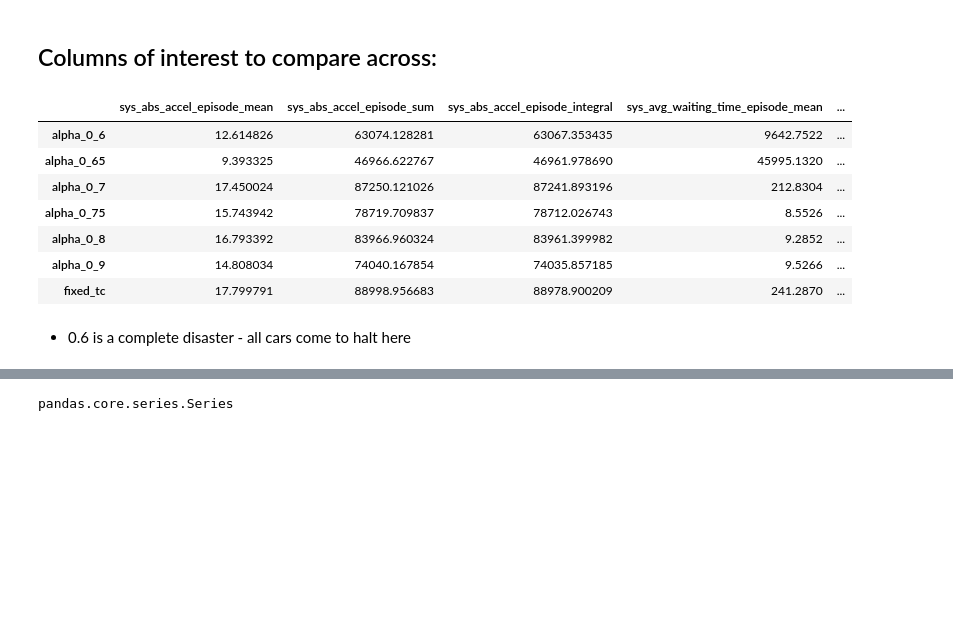
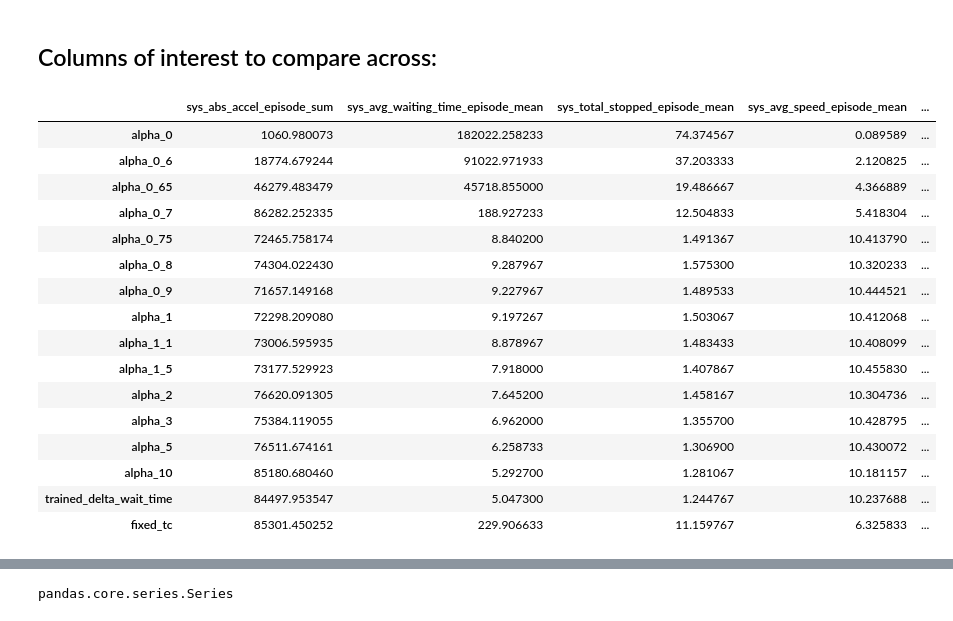
Before and after one commit to Loveen01/multi-agent-reinforcement-learning-reduce-non-exhaust-emissions, a Jupyter notebook: data_analysis_after_train/comparing_results_from_diff_accum_wait_reward_experiment_2x2grid_capped_reward.ipynb, the cells around one changed output, grey strips where cells are left out. Saved outputs shown, nothing was run; the diff lists cells and outputs as text; code cells hidden in the pictures; blank space fills up the shorter version.

```diff
--- a/data_analysis_after_train/comparing_results_from_diff_accum_wait_reward_experiment_2x2grid_capped_reward.ipynb
+++ b/data_analysis_after_train/comparing_results_from_diff_accum_wait_reward_experiment_2x2grid_capped_reward.ipynb
@@ -22,7 +23,18 @@ TRAINED_CHECKPOINT_PATHS = ["reward_experiments/2x2grid/combined_reward_with_que
                             "reward_experiments/2x2grid_with_wait_capped/combined_reward_with_diff_accum_wait/EVALUATION/PPO_2024-05-17_17_47__alpha_0.65",
                             "reward_experiments/2x2grid_with_wait_capped/combined_reward_with_diff_accum_wait/EVALUATION/PPO_2024-05-17_18_55__alpha_0.75",
                             "reward_experiments/2x2grid_with_wait_capped/combined_reward_with_diff_accum_wait/EVALUATION/PPO_2024-05-17_19_57__alpha_0.9",
-                            "reward_experiments/2x2grid_with_wait_capped/combined_reward_with_diff_accum_wait/EVALUATION/PPO_2024-05-17_21_00__alpha_1"
+                            "reward_experiments/2x2grid_with_wait_capped/combined_reward_with_diff_accum_wait/EVALUATION/PPO_2024-05-17_21_00__alpha_1",
+                            "reward_experiments/2x2grid_with_wait_capped/combined_reward_with_diff_accum_wait/EVALUATION/PPO_2024-05-17_21_58__alpha_1.1",
+                            "reward_experiments/2x2grid_with_wait_capped/combined_reward_with_diff_accum_wait/EVALUATION/PPO_2024-05-18_11_46__alpha_0.6",
+                            "reward_experiments/2x2grid_with_wait_capped/combined_reward_with_diff_accum_wait/EVALUATION/PPO_2024-05-18_15_47__alpha_1.5",
+                            "reward_experiments/2x2grid_with_wait_capped/combined_reward_with_diff_accum_wait/EVALUATION/PPO_2024-05-18_17_19__alpha_2",
+                            "reward_experiments/2x2grid_with_wait_capped/combined_reward_with_diff_accum_wait/EVALUATION/PPO_2024-05-18_19_58__delta_wait_time_reward_capped",
+                            "reward_experiments/2x2grid_with_wait_capped/combined_reward_with_diff_accum_wait/EVALUATION/PPO_2024-05-18_20_46__alpha_3",
+                            "reward_experiments/2x2grid_with_wait_capped/combined_reward_with_diff_accum_wait/EVALUATION/PPO_2024-05-18_23_01__alpha_5",
+                            "reward_experiments/2x2grid_with_wait_capped/combined_reward_with_diff_accum_wait/EVALUATION/PPO_2024-05-20_09_18__alpha_10",
+                            "reward_experiments/2x2grid_with_wait_capped/combined_reward_with_diff_accum_wait/EVALUATION/PPO_2024-05-20_10_39__alpha_1_reduced_observation_space",
+                            "reward_experiments/2x2grid_with_wait_capped/combined_reward_with_diff_accum_wait/EVALUATION/PPO_2024-05-20_13_16__alpha_1_single_observ",
+                            "reward_experiments/2x2grid_with_wait_capped/combined_reward_with_diff_accum_wait/EVALUATION/PPO_2024-05-16_09_54__alpha_0_from_2x2_diff_acc"
                             ]
 
 TRAINED_CHECKPOINT_PATHS_ABS = [os.path.join("/Users/loveen/Desktop/Masters project/rl-multi-agent-traffic-nonexhaust-emissions-clean", x) for x in TRAINED_CHECKPOINT_PATHS]
@@ -79,9 +169,9 @@ get dfs for all seeds, and concat
 SUMO_SEEDS = [10, 15, 22, 31, 55, 39, 83, 49, 51, 74]
 SUMO_SEEDS = [10, 22, 39, 31, 55]
 
-SUMO_SEEDS = [10]
+SUMO_SEEDS = [10, 15, 22, 39, 31, 55]
 
-alpha_dfs = [concaten_summary_for_specific_seed(seed) for seed in SUMO_SEEDS]
+alpha_dfs = [concaten_alpha_tuning_summary_for_specific_seed(seed) for seed in SUMO_SEEDS]
 
 # Step 2: Concatenate them along the row axis
 alpha_df_combined = pd.concat(alpha_dfs, axis=0, ignore_index=False)
@@ -117 +220,19 @@ df_average_whole_experiment
+# %%
+df_average_whole_experiment_ordered = df_average_whole_experiment.reindex([
+                                         'alpha_0',
+                                         'alpha_0_6',
+                                         'alpha_0_65',
+                                         "alpha_0_7",
+                                         "alpha_0_75",
+                                         "alpha_0_8",
+                                         "alpha_0_9",
+                                         "alpha_1",
+                                         "alpha_1_1",
+                                         "alpha_1_5",
+                                         "alpha_2",
+                                         "alpha_3",
+                                         "alpha_5",
+                                         "alpha_10",
+                                         "trained_delta_wait_time",
+                                         "fixed_tc"])
 # %%
@@ -156,24 +702,30 @@ When accumulated waiting time exceeds that of fixed time control baseline, we pe
 # %% [markdown]
 ## Columns of interest to compare across:
 # %%
-df_average_whole_experiment[['sys_abs_accel_episode_mean',
-                             'sys_abs_accel_episode_sum',
-                             "sys_abs_accel_episode_integral",
+df_subset = df_average_whole_experiment_ordered[['sys_abs_accel_episode_sum',
                              'sys_avg_waiting_time_episode_mean',
                              "sys_total_stopped_episode_mean",
                              "sys_avg_speed_episode_mean",
                              "tot_agent_stopped_episode_mean",
                              "tot_agent_stopped_episode_sum",
                              "tot_agent_accum_wait_time",
                              "all_agents_abs_accel_episode_mean"]]
+df_subset
 # %% [output]
-|  | sys_abs_accel_episode_mean | sys_abs_accel_episode_sum | sys_abs_accel_episode_integral | sys_avg_waiting_time_episode_mean | ... |
-| alpha_0_6 | 12.614826 | 63074.128281 | 63067.353435 | 9642.7522 | ... |
-| alpha_0_65 | 9.393325 | 46966.622767 | 46961.978690 | 45995.1320 | ... |
-| alpha_0_7 | 17.450024 | 87250.121026 | 87241.893196 | 212.8304 | ... |
-| alpha_0_75 | 15.743942 | 78719.709837 | 78712.026743 | 8.5526 | ... |
-| alpha_0_8 | 16.793392 | 83966.960324 | 83961.399982 | 9.2852 | ... |
-| alpha_0_9 | 14.808034 | 74040.167854 | 74035.857185 | 9.5266 | ... |
-| fixed_tc | 17.799791 | 88998.956683 | 88978.900209 | 241.2870 | ... |
+|  | sys_abs_accel_episode_sum | sys_avg_waiting_time_episode_mean | sys_total_stopped_episode_mean | sys_avg_speed_episode_mean | ... |
+| alpha_0 | 1060.980073 | 182022.258233 | 74.374567 | 0.089589 | ... |
+| alpha_0_6 | 18774.679244 | 91022.971933 | 37.203333 | 2.120825 | ... |
+| alpha_0_65 | 46279.483479 | 45718.855000 | 19.486667 | 4.366889 | ... |
+| alpha_0_7 | 86282.252335 | 188.927233 | 12.504833 | 5.418304 | ... |
+| alpha_0_75 | 72465.758174 | 8.840200 | 1.491367 | 10.413790 | ... |
+| alpha_0_8 | 74304.022430 | 9.287967 | 1.575300 | 10.320233 | ... |
+| alpha_0_9 | 71657.149168 | 9.227967 | 1.489533 | 10.444521 | ... |
+| alpha_1 | 72298.209080 | 9.197267 | 1.503067 | 10.412068 | ... |
+| alpha_1_1 | 73006.595935 | 8.878967 | 1.483433 | 10.408099 | ... |
+| alpha_1_5 | 73177.529923 | 7.918000 | 1.407867 | 10.455830 | ... |
+| alpha_2 | 76620.091305 | 7.645200 | 1.458167 | 10.304736 | ... |
+| alpha_3 | 75384.119055 | 6.962000 | 1.355700 | 10.428795 | ... |
+| alpha_5 | 76511.674161 | 6.258733 | 1.306900 | 10.430072 | ... |
+| alpha_10 | 85180.680460 | 5.292700 | 1.281067 | 10.181157 | ... |
+| trained_delta_wait_time | 84497.953547 | 5.047300 | 1.244767 | 10.237688 | ... |
+| fixed_tc | 85301.450252 | 229.906633 | 11.159767 | 6.325833 | ... |
-# %% [markdown]
-- 0.6 is a complete disaster - all cars come to halt here
```
Also changed, not shown: parts of 35 cells of this notebook, 2 other files.
